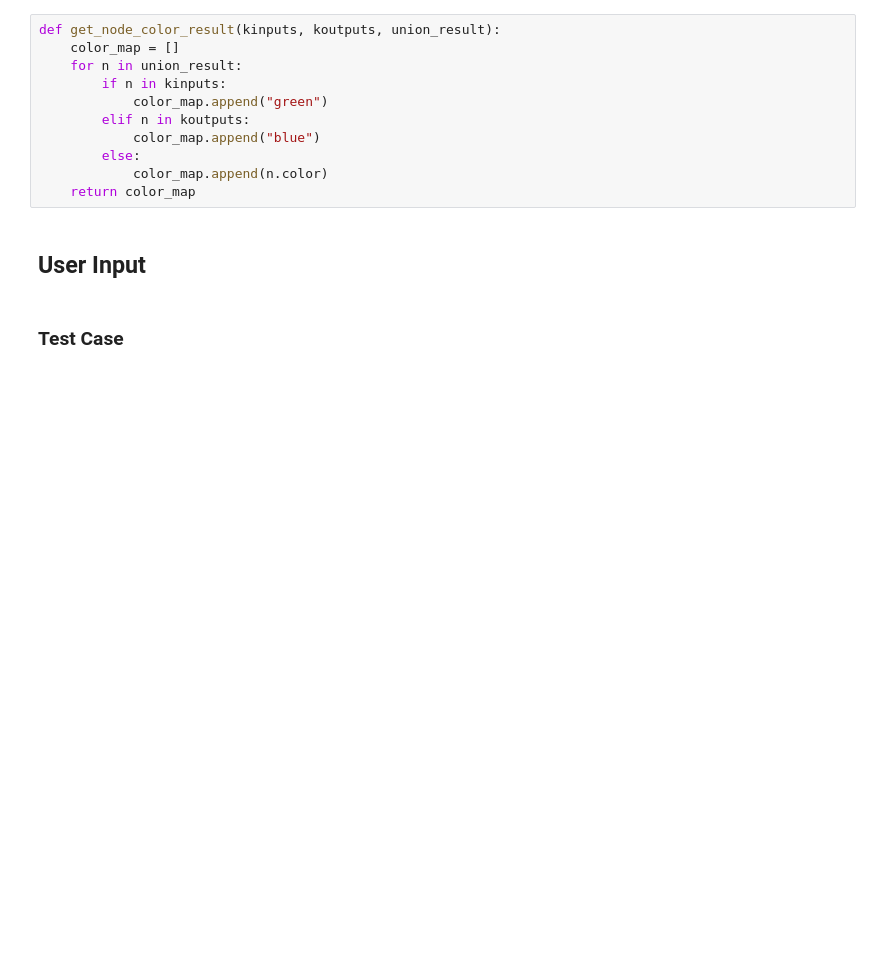
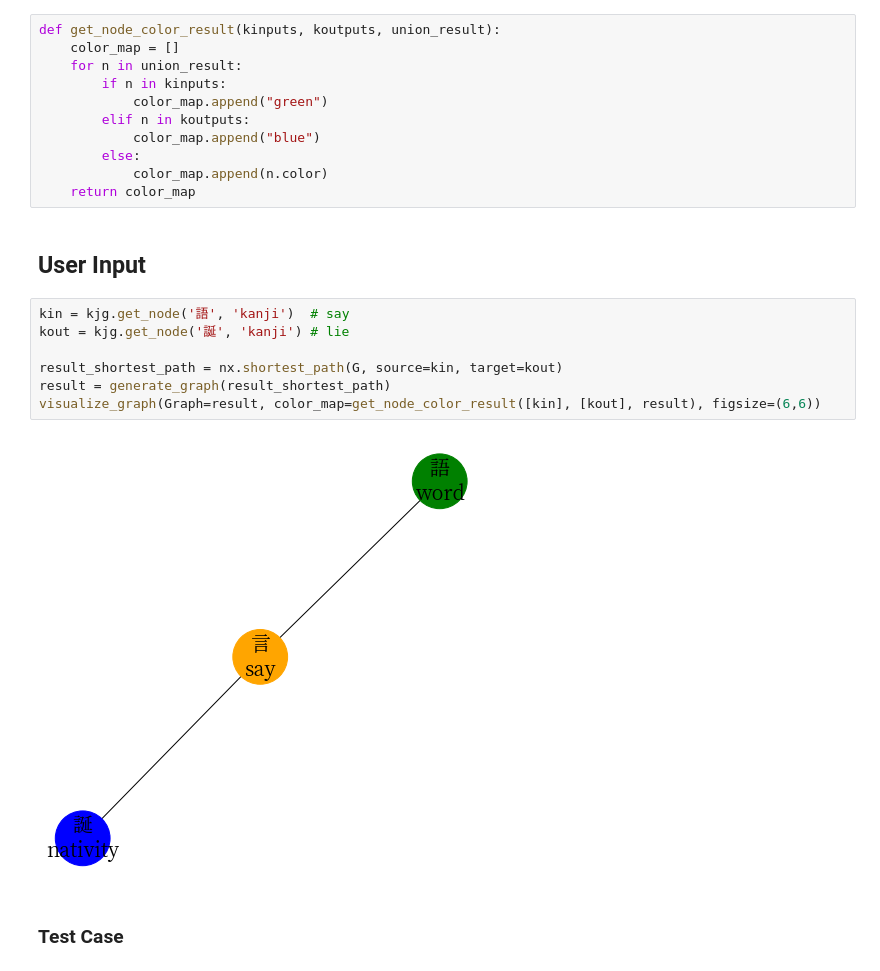
Before and after one commit to Ifkarsyah/kanjigen, a Jupyter notebook: kanjigen-be/s2_networkx/TA2 - Clean Slate.ipynb, the cells around one changed output. Cells and saved outputs as stored; diff of their text form; blank space fills up the shorter version.

```diff
--- a/kanjigen-be/s2_networkx/TA2 - Clean Slate.ipynb
+++ b/kanjigen-be/s2_networkx/TA2 - Clean Slate.ipynb
@@ -326,5 +326,14 @@ def get_node_color_result(kinputs, koutputs, union_result):
     return color_map
 # %% [markdown]
 ## User Input
+# %%
+kin = kjg.get_node('語', 'kanji')  # say
+kout = kjg.get_node('誕', 'kanji') # lie
+
+result_shortest_path = nx.shortest_path(G, source=kin, target=kout)
+result = generate_graph(result_shortest_path)
+visualize_graph(Graph=result, color_map=get_node_color_result([kin], [kout], result), figsize=(6,6))
+# %% [output]
+[figure, added]
 # %% [markdown]
 ### Test Case
```
Also changed, not shown: parts of 26 cells of this notebook, 23 other files.
